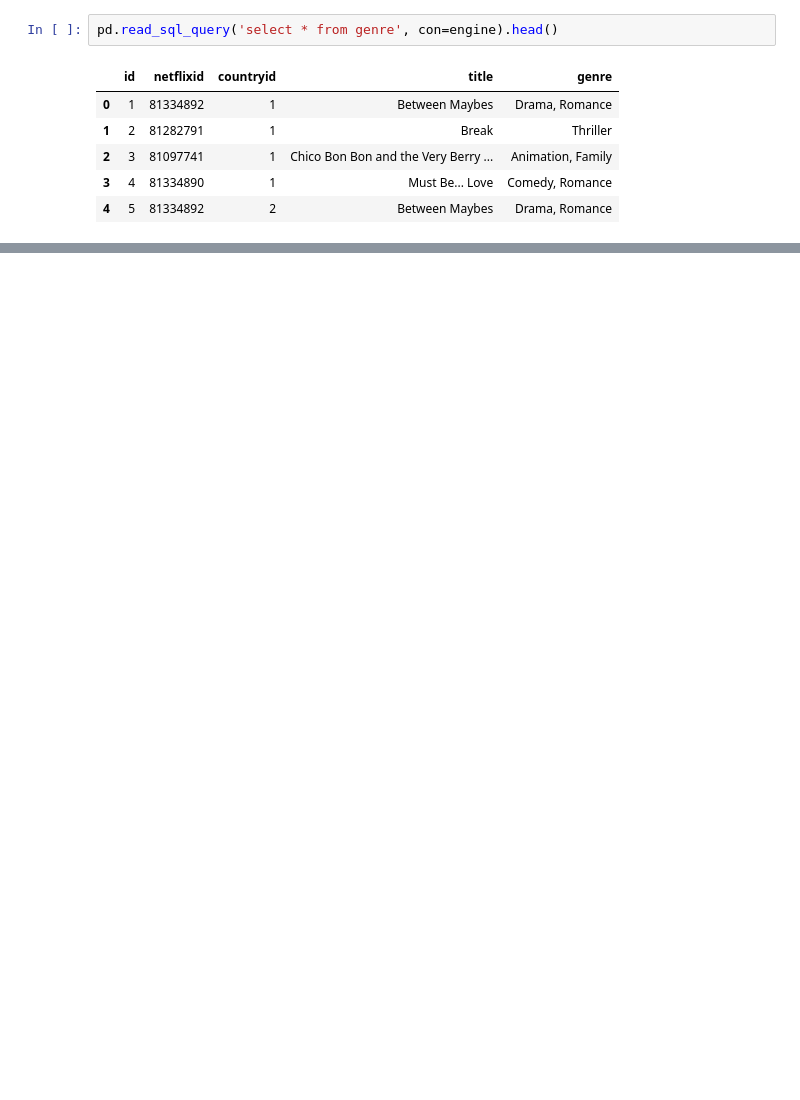
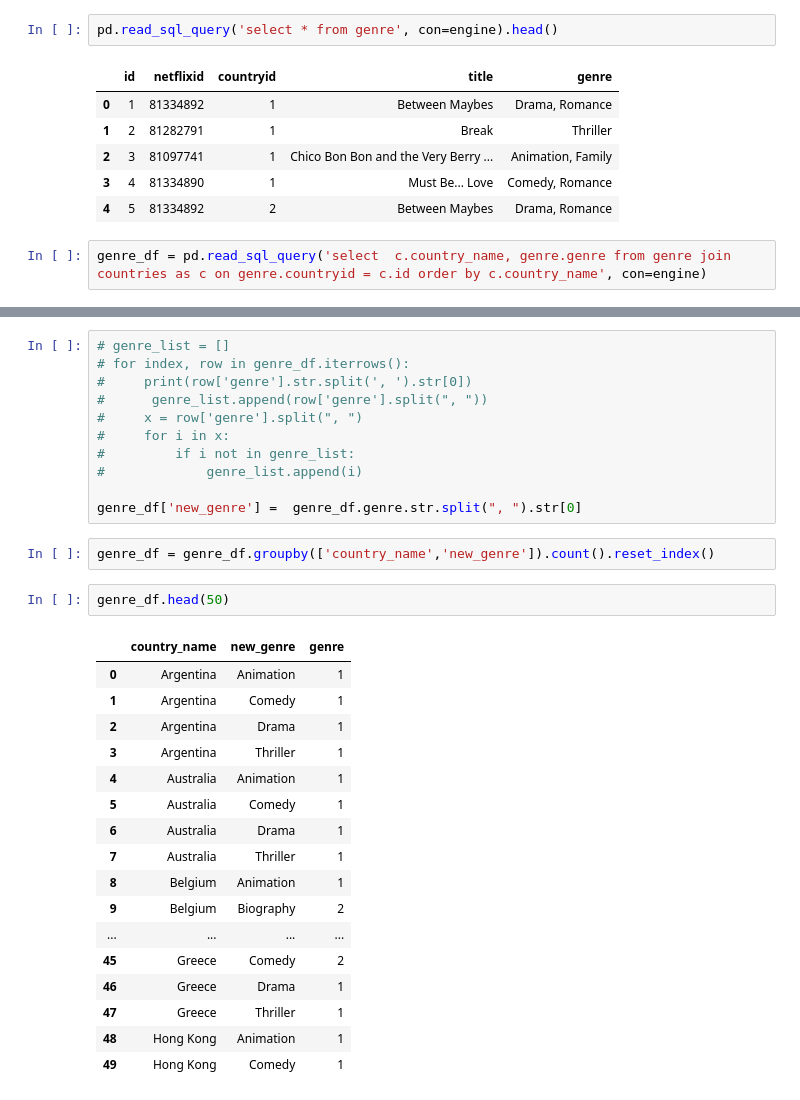
Before and after one commit to berlyflores-98/Project-2, a Jupyter notebook: API_Call.ipynb, the cells around one changed output, grey strips where cells are left out. Cells and saved outputs as stored; diff of their text form; blank space fills up the shorter version.

```diff
--- a/API_Call.ipynb
+++ b/API_Call.ipynb
@@ -296,3 +296,5 @@ pd.read_sql_query('select * from genre', con=engine).head()
 | 2 | 3 | 81097741 | 1 | Chico Bon Bon and the Very Berry ... | Animation, Family |
 | 3 | 4 | 81334890 | 1 | Must Be... Love | Comedy, Romance |
 | 4 | 5 | 81334892 | 2 | Between Maybes | Drama, Romance |
+# %%
+genre_df = pd.read_sql_query('select  c.country_name, genre.genre from genre join countries as c on genre.countryid = c.id order by c.country_name', con=engine)
@@ -298,0 +321,33 @@ pd.read_sql_query('select * from genre', con=engine).head()
+# %%
+# genre_list = []
+# for index, row in genre_df.iterrows():
+#     print(row['genre'].str.split(', ').str[0])
+#      genre_list.append(row['genre'].split(", "))
+#     x = row['genre'].split(", ")
+#     for i in x:
+#         if i not in genre_list:
+#             genre_list.append(i)
+
+genre_df['new_genre'] =  genre_df.genre.str.split(", ").str[0]
+# %%
+genre_df = genre_df.groupby(['country_name','new_genre']).count().reset_index()
+# %%
+genre_df.head(50)
+# %% [output]
+|  | country_name | new_genre | genre |
+| 0 | Argentina | Animation | 1 |
+| 1 | Argentina | Comedy | 1 |
+| 2 | Argentina | Drama | 1 |
+| 3 | Argentina | Thriller | 1 |
+| 4 | Australia | Animation | 1 |
+| 5 | Australia | Comedy | 1 |
+| 6 | Australia | Drama | 1 |
+| 7 | Australia | Thriller | 1 |
+| 8 | Belgium | Animation | 1 |
+| 9 | Belgium | Biography | 2 |
+| ... | ... | ... | ... |
+| 45 | Greece | Comedy | 2 |
+| 46 | Greece | Drama | 1 |
+| 47 | Greece | Thriller | 1 |
+| 48 | Hong Kong | Animation | 1 |
+| 49 | Hong Kong | Comedy | 1 |
```
Also changed, not shown: parts of 1 cell of this notebook, 1 other file.
